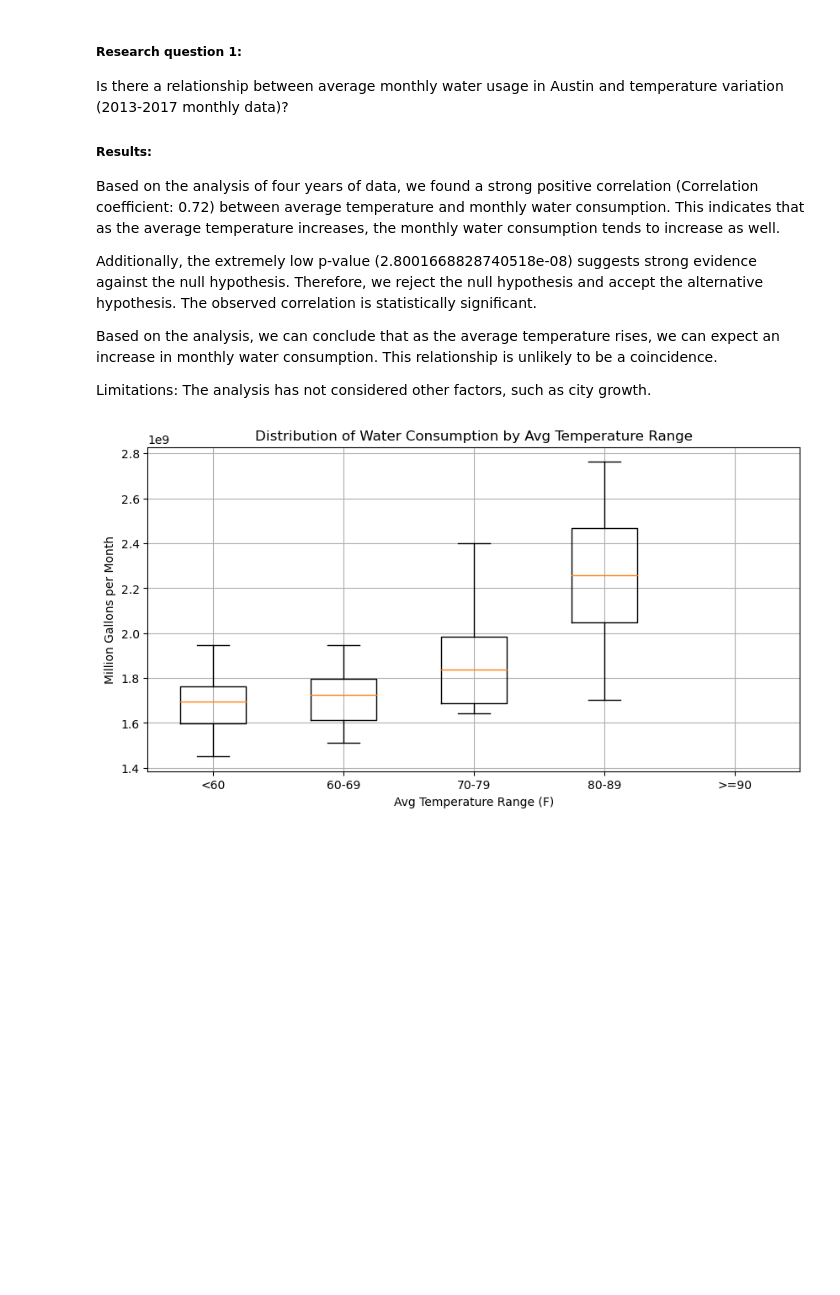
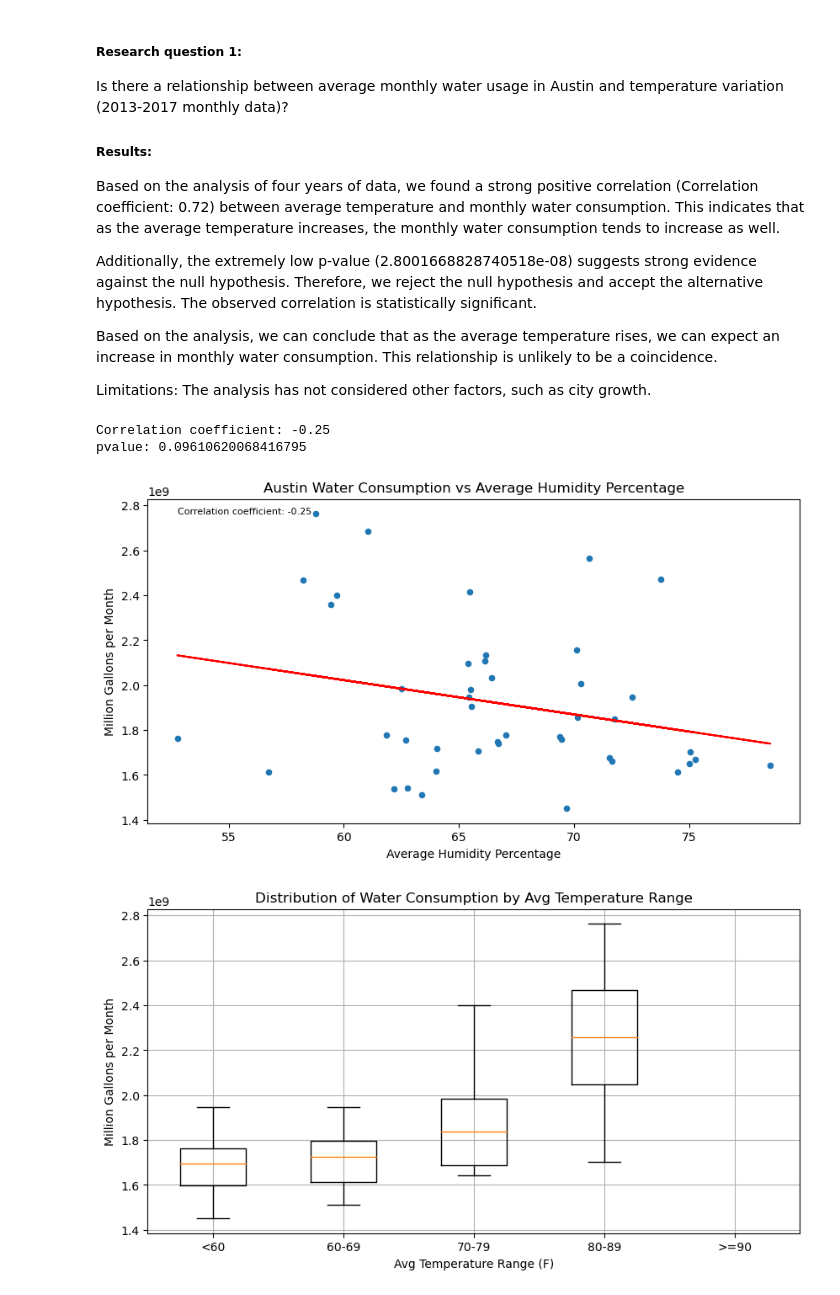
Before and after one commit to kadyepley/project-one, a Jupyter notebook: Austin_Weather_Water/austin_weather_water.ipynb, the cells around one changed output. Cells and saved outputs as stored; diff of their text form; code cells hidden in the pictures; blank space fills up the shorter version.

```diff
--- a/Austin_Weather_Water/austin_weather_water.ipynb
+++ b/Austin_Weather_Water/austin_weather_water.ipynb
@@ -188,6 +192,35 @@ Additionally, the extremely low p-value (2.8001668828740518e-08) suggests strong
 Based on the analysis, we can conclude that as the average temperature rises, we can expect an increase in monthly water consumption. This relationship is unlikely to be a coincidence.
 
 Limitations: The analysis has not considered other factors, such as city growth.
+# %%
+# Create the scatter plot
+merged_df.plot(kind='scatter', x='HumidityAvgPercent', y='Total Gallons',figsize=(10, 5))
+# Add labels and title
+plt.xlabel('Average Humidity Percentage')
+plt.ylabel('Million Gallons per Month')
+plt.title('Austin Water Consumption vs Average Humidity Percentage')
+
+# # Perform linear regression
+(slope, intercept, rvalue, pvalue, stderr) = linregress( merged_df['HumidityAvgPercent'],merged_df['Total Gallons'])
+regress_values = merged_df['HumidityAvgPercent'] * slope + intercept # (xm + y)
+
+# Add correlation text to the plot
+plt.text(merged_df['HumidityAvgPercent'].min(), merged_df['Total Gallons'].max(), f"Correlation coefficient: {rvalue:.2f}", fontsize=8)
+
+# # generate line plot (color is red and solid)
+plt.plot(merged_df['HumidityAvgPercent'],regress_values,"r-")
+
+# Save the plot
+plt.savefig('Images/q1b_scatter.png')
+# Display the plot
+
+print(f"Correlation coefficient: {rvalue:.2f}")
+print(f"pvalue: {pvalue}")
+plt.show()
+# %% [output]
+Correlation coefficient: -0.25
+pvalue: 0.09610620068416795
+[figure, added]
 # %%
 # Create temperature ranges
 temperature_ranges = ['<60', '60-69', '70-79', '80-89', '>=90']
```
Also changed, not shown: parts of 3 cells of this notebook, 3 other files.
